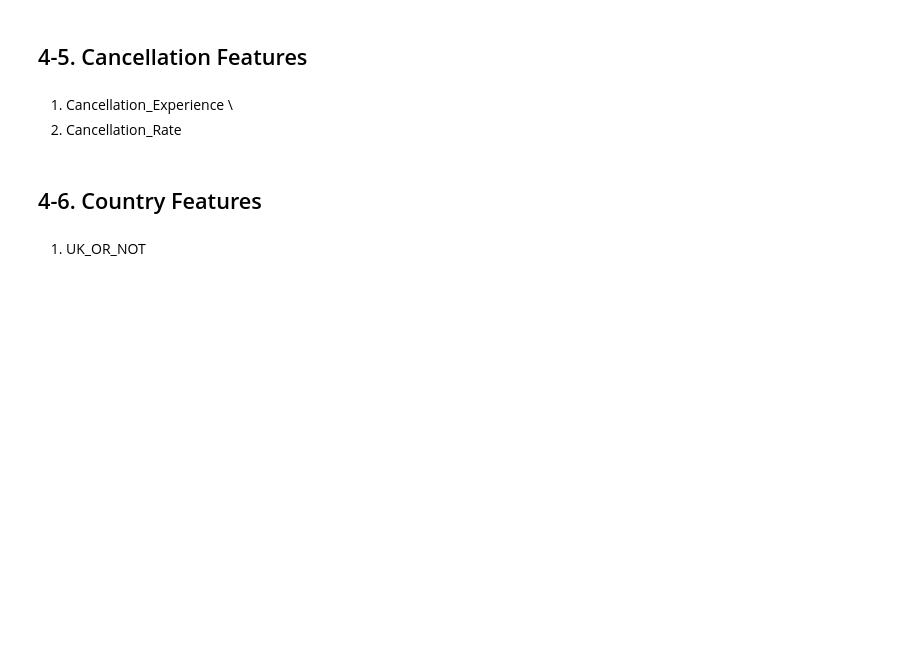
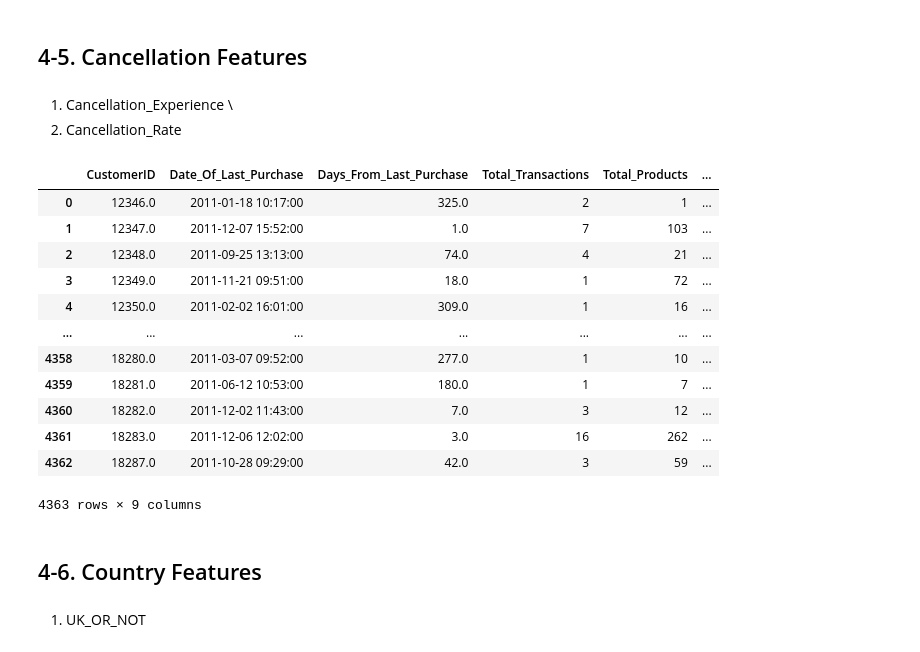
Before and after one commit to iamyunaseo/e-commerce-customer-behavior-analytics, a Jupyter notebook: e-commerce-customer-behavior-analytics.ipynb, the cells around one changed output. Drawn from its saved outputs; the diff is of its cells as text; code cells hidden in the pictures; blank space fills up the shorter version.

Commit message:
feature engineering - cancellation

```diff
--- a/e-commerce-customer-behavior-analytics.ipynb
+++ b/e-commerce-customer-behavior-analytics.ipynb
@@ -847,6 +841,32 @@ customer_df.head()
 1) Cancellation_Experience
 \
 2) Cancellation_Rate
+# %%
+df_canceled = df.groupby('CustomerID')['Canceled'].sum().reset_index()
+# %%
+df_canceled.rename(columns = {'Canceled': 'Cancellation_Total'}, inplace = True)
+df_canceled['Cancellation_Experience'] = np.where(df_canceled['Cancellation_Total'] > 0, 1, 0)
+
+customer_df = customer_df.merge(df_canceled, on = 'CustomerID', how = 'left')
+customer_df['Cancellation_Rate'] = customer_df['Cancellation_Total'] / customer_df['Total_Transactions']
+# %%
+customer_df.drop(columns = ['Cancellation_Total'], inplace = True)
+# %%
+customer_df
+# %% [output]
+|  | CustomerID | Date_Of_Last_Purchase | Days_From_Last_Purchase | Total_Transactions | Total_Products | ... |
+| 0 | 12346.0 | 2011-01-18 10:17:00 | 325.0 | 2 | 1 | ... |
+| 1 | 12347.0 | 2011-12-07 15:52:00 | 1.0 | 7 | 103 | ... |
+| 2 | 12348.0 | 2011-09-25 13:13:00 | 74.0 | 4 | 21 | ... |
+| 3 | 12349.0 | 2011-11-21 09:51:00 | 18.0 | 1 | 72 | ... |
+| 4 | 12350.0 | 2011-02-02 16:01:00 | 309.0 | 1 | 16 | ... |
+| ... | ... | ... | ... | ... | ... | ... |
+| 4358 | 18280.0 | 2011-03-07 09:52:00 | 277.0 | 1 | 10 | ... |
+| 4359 | 18281.0 | 2011-06-12 10:53:00 | 180.0 | 1 | 7 | ... |
+| 4360 | 18282.0 | 2011-12-02 11:43:00 | 7.0 | 3 | 12 | ... |
+| 4361 | 18283.0 | 2011-12-06 12:02:00 | 3.0 | 16 | 262 | ... |
+| 4362 | 18287.0 | 2011-10-28 09:29:00 | 42.0 | 3 | 59 | ... |
+4363 rows × 9 columns
 # %% [markdown]
 ## 4-6. Country Features
 # %% [markdown]
```
Also changed, not shown: parts of 2 cells of this notebook, 1 other file.
